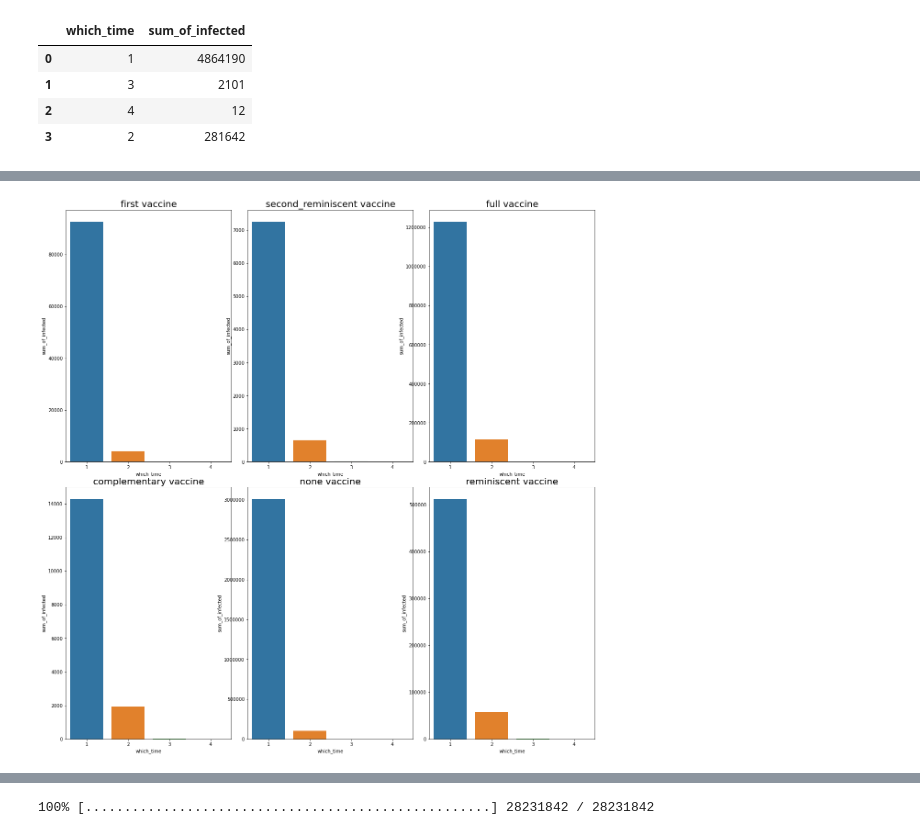
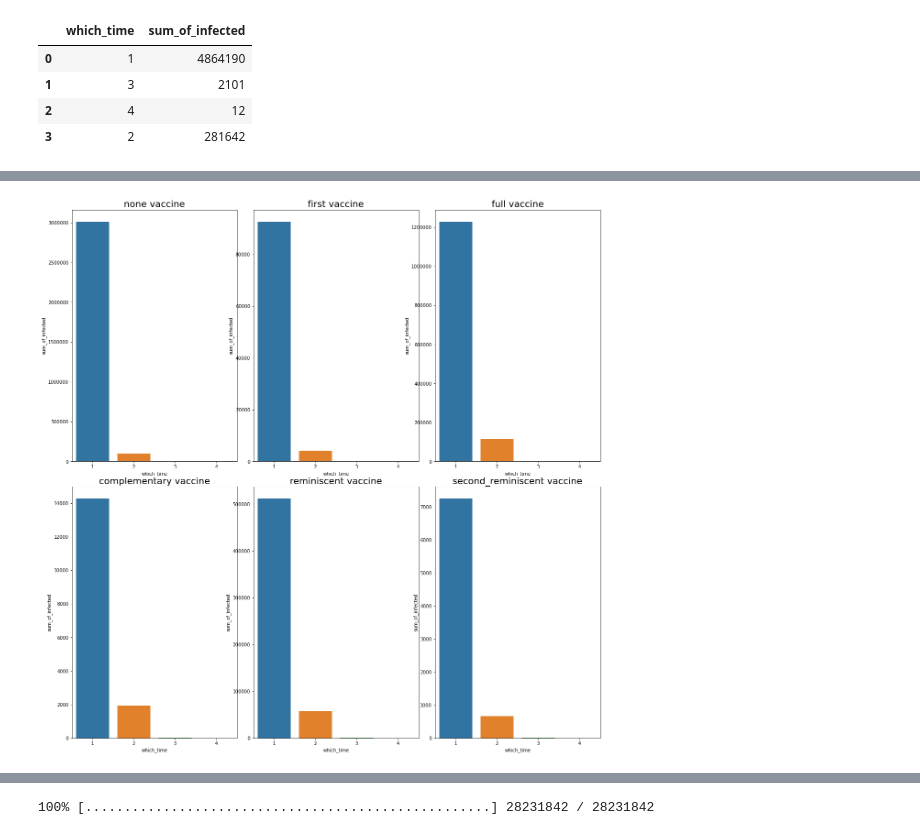
Before and after one commit to AJSTO/COVID_infections_with_Pyspark, a Jupyter notebook: analyse_COVID_infections.ipynb, the cells around one changed output, grey strips where cells are left out. Saved outputs shown, nothing was run; the diff lists cells and outputs as text; code cells hidden in the pictures.

```diff
--- a/analyse_COVID_infections.ipynb
+++ b/analyse_COVID_infections.ipynb
@@ -375,8 +421,7 @@ is_vac_help['num_of_doses'] = is_vac_help['num_of_doses']\
                             .apply(lambda x: translated[x])
 num_of_infections_iter = iter([1,2,3,4])
 order=[
-    'none', 'first', 'reminiscent', 'second_reminiscent',
-    'complementary', 'full'
+    'none', 'first', 'full', 'complementary', 'reminiscent', 'second_reminiscent',
 ]
 plt.figure(figsize=(20, 20))
 for x in range(2):
@@ -423,34 +468,32 @@ translated = {
             'uzupe�niaj�ca' : 'complementary',
             '2 przypominajaca' : 'second_reminiscent',
             None : 'none',
 }
 is_vac_help['num_of_doses'] = is_vac_help['num_of_doses']\
                             .apply(lambda x: translated[x])
 num_of_doses_iter = iter(
     [
-        'first', 'second_reminiscent',
-        'full', 'complementary', 'none',
-       'reminiscent'
+        'none', 'first', 'full', 'complementary', 'reminiscent', 'second_reminiscent',
     ]
 )
 order=[1,2,3,4]
 plt.figure(figsize=(20, 20))
 for x in range(2):
     for y in range(3):
         df = is_vac_help
         ax = plt.subplot2grid((2,3), (x,y))
         n = next(num_of_doses_iter)
         df = df[df['num_of_doses'] == n]
         df = df.drop(columns=['num_of_doses'])
         sns.barplot(x=df['which_time'],y=df['sum_of_infected'],order=order)
         plt.title(f'{n} vaccine', fontsize=20)
         plt.ticklabel_format(style='plain', useOffset=False, axis='y')
 plt.subplots_adjust(left=0.1,
                     bottom=0.1,
                     right=0.9,
                     top=0.9,
                     wspace=0.1,
                     hspace=0.1)
 plt.show()
 # %% [output]
-[figure, old version]
+[figure, new version]
```
Also changed, not shown: parts of 40 cells of this notebook, 3 other files.
